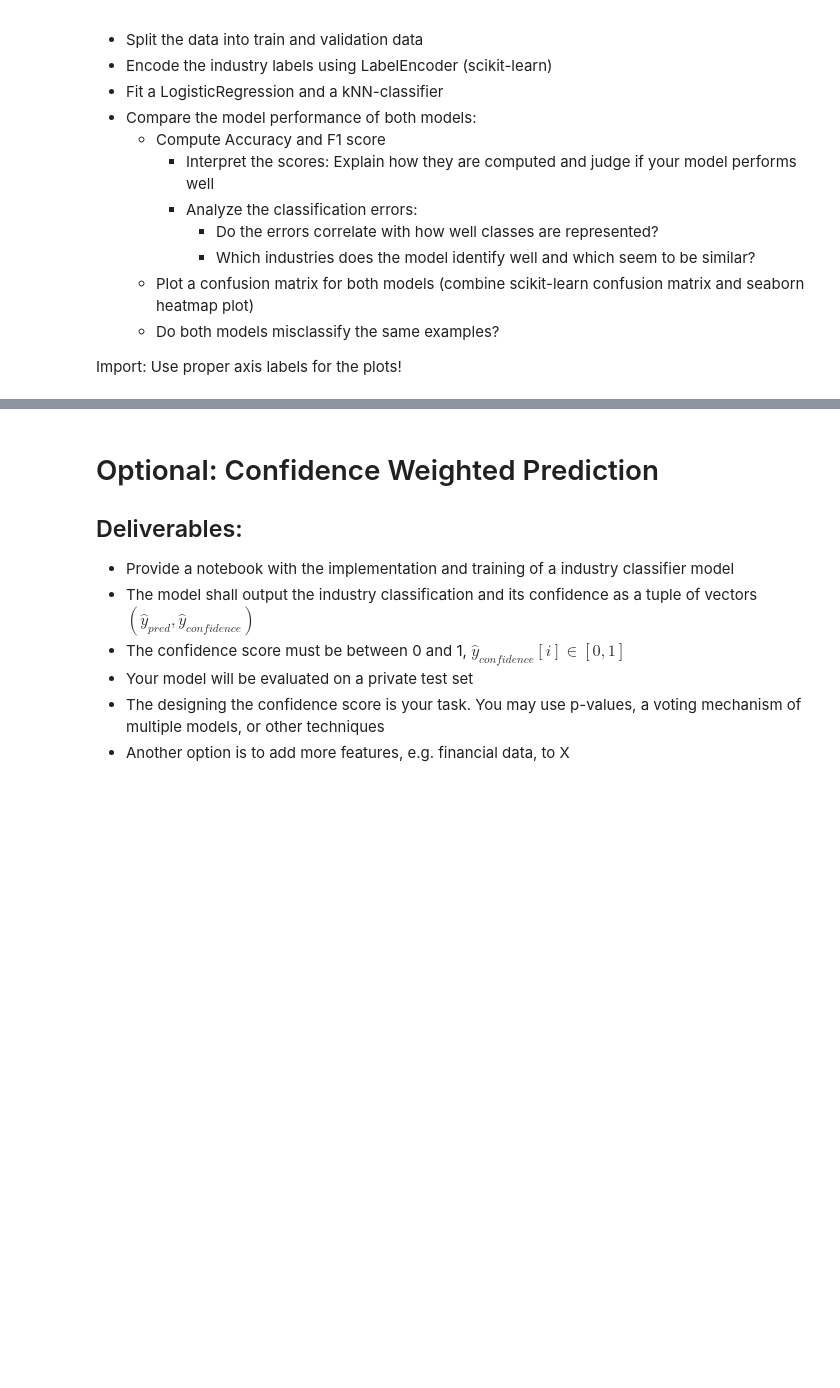
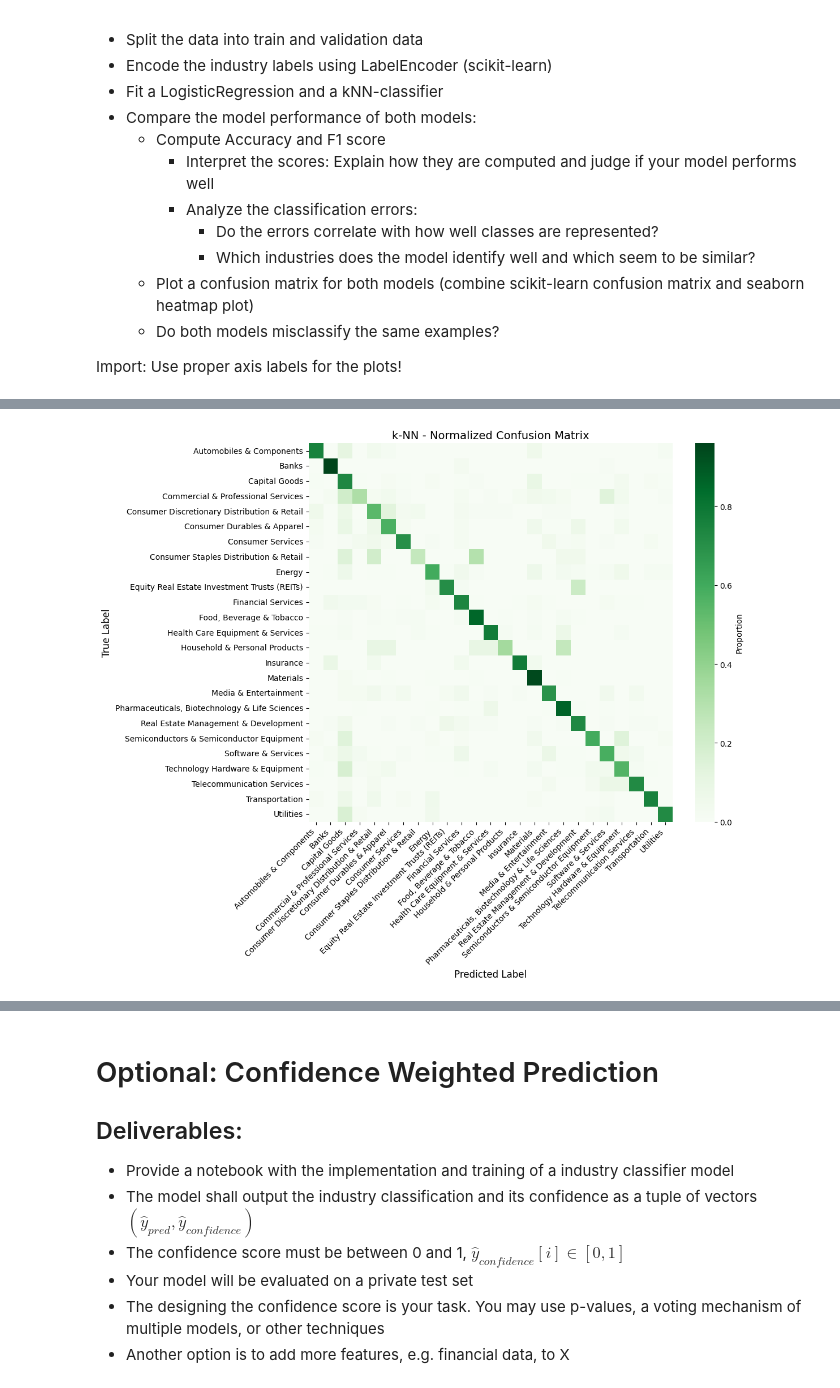
Before and after one commit to dkuzma1/FDS-Practical-repo, a Jupyter notebook: code_skeleton_industry_classification.ipynb, the cells around one changed output, grey strips where cells are left out. Cells and saved outputs as stored; diff of their text form; code cells hidden in the pictures; blank space fills up the shorter version.

```diff
--- a/code_skeleton_industry_classification.ipynb
+++ b/code_skeleton_industry_classification.ipynb
@@ -194,0 +274,18 @@ F1-score: 0.7495
+# %%
+# Confusion matrix for k-NN (normalized)
+cm_knn = confusion_matrix(y_val, y_pred_knn, normalize='true')
+
+plt.figure(figsize=(12, 10))
+sns.heatmap(cm_knn, annot=False, cmap='Greens',
+            xticklabels=label_encoder.classes_,
+            yticklabels=label_encoder.classes_,
+            cbar_kws={'label': 'Proportion'})
+plt.xlabel('Predicted Label', fontsize=12)
+plt.ylabel('True Label', fontsize=12)
+plt.title('k-NN - Normalized Confusion Matrix', fontsize=14)
+plt.xticks(rotation=45, ha='right', fontsize=10)
+plt.yticks(rotation=0, fontsize=10)
+plt.tight_layout()
+plt.show()
+# %% [output]
+[figure, added]
```
Also changed, not shown: parts of 29 cells of this notebook.
